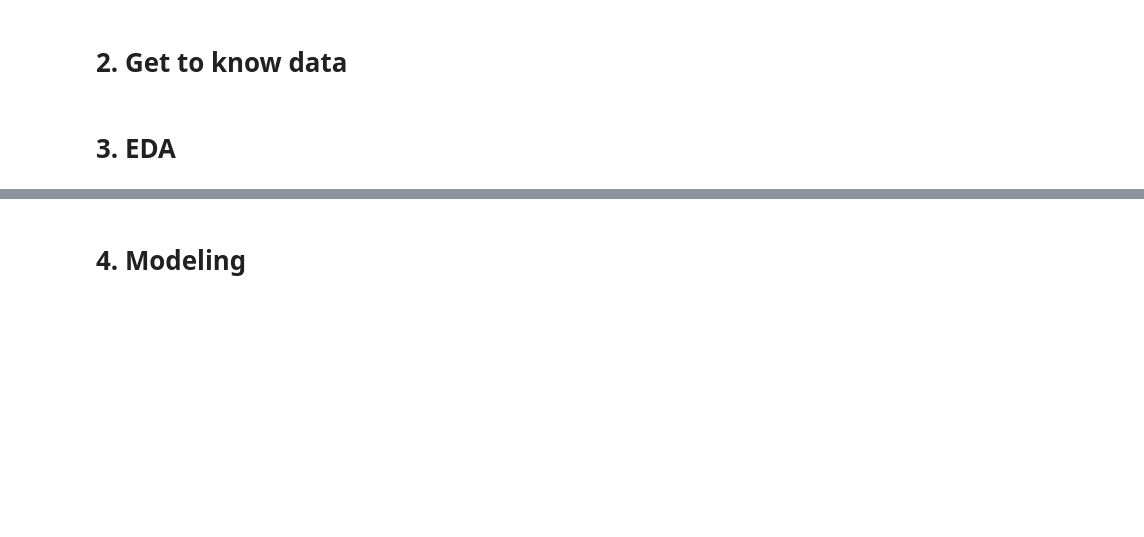
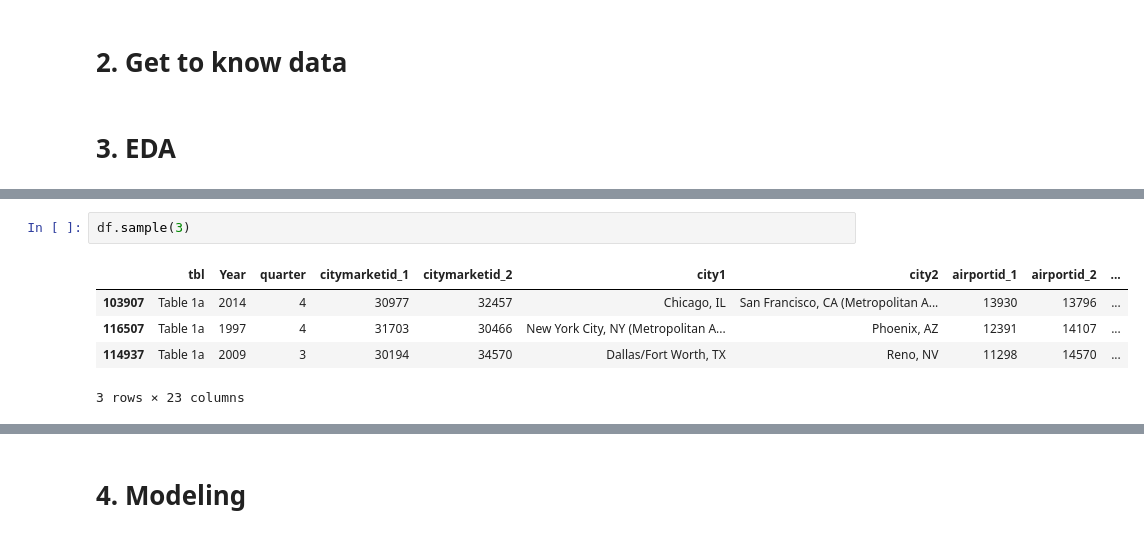
Before and after one commit to jbwenjoy/000545000, a Jupyter notebook: CIS_545_Final.ipynb, the cells around one changed output, grey strips where cells are left out. Drawn from its saved outputs; the diff is of its cells as text; blank space fills up the shorter version.

```diff
--- a/CIS_545_Final.ipynb
+++ b/CIS_545_Final.ipynb
@@ -14,0 +89,8 @@ Yiyan Liang: edgarl@seas.upenn.edu
+# %%
+df.sample(3)
+# %% [output]
+|  | tbl | Year | quarter | citymarketid_1 | citymarketid_2 | city1 | city2 | airportid_1 | airportid_2 | ... |
+| 103907 | Table 1a | 2014 | 4 | 30977 | 32457 | Chicago, IL | San Francisco, CA (Metropolitan A... | 13930 | 13796 | ... |
+| 116507 | Table 1a | 1997 | 4 | 31703 | 30466 | New York City, NY (Metropolitan A... | Phoenix, AZ | 12391 | 14107 | ... |
+| 114937 | Table 1a | 2009 | 3 | 30194 | 34570 | Dallas/Fort Worth, TX | Reno, NV | 11298 | 14570 | ... |
+3 rows × 23 columns
```
Also changed, not shown: parts of 9 cells of this notebook.
